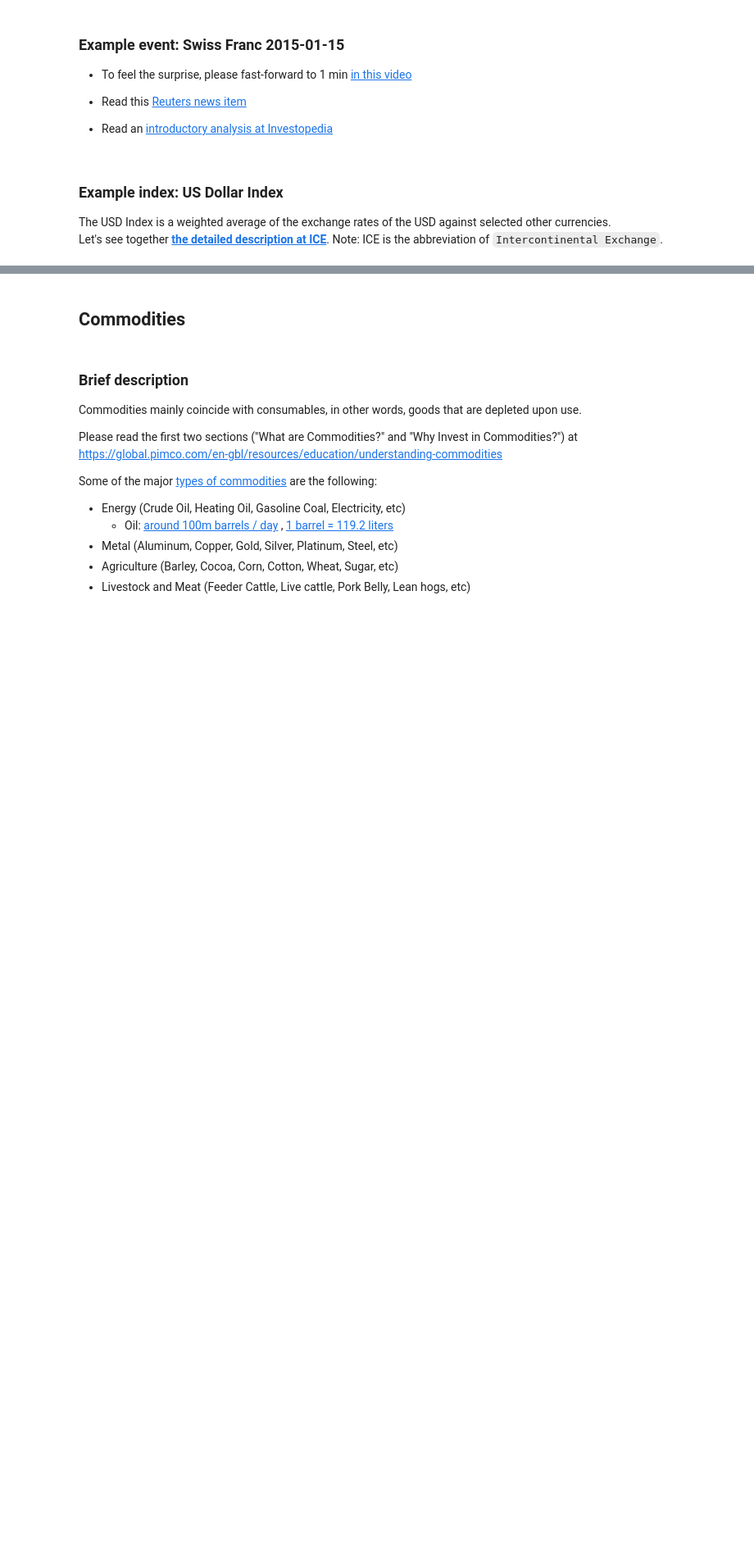
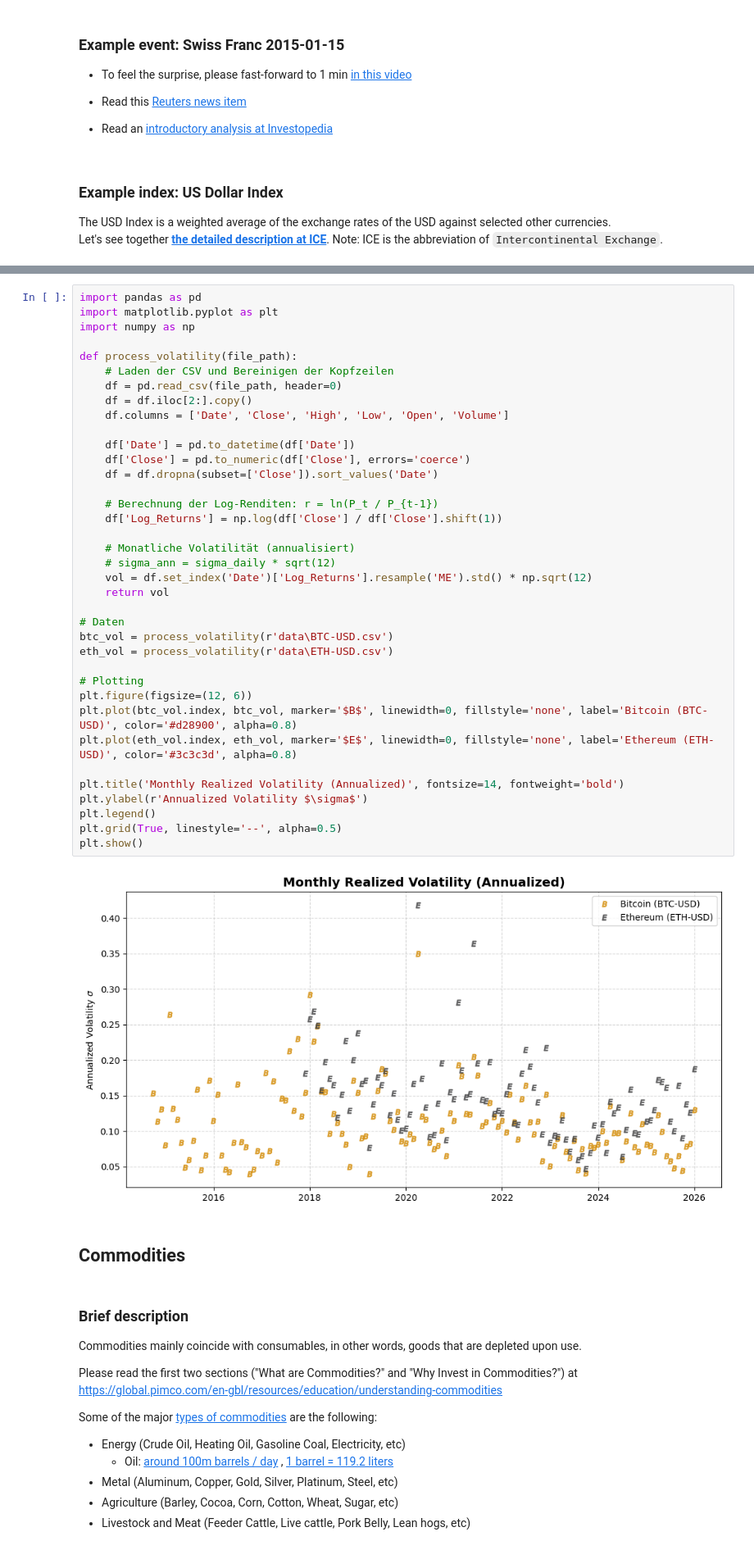
Before and after one commit to fij/btup, a Jupyter notebook: 04 Asset Classes.ipynb, the cells around one changed output, grey strips where cells are left out. Shown at 82% size. Saved outputs shown, nothing was run; the diff lists cells and outputs as text; blank space fills up the shorter version.

```diff
--- a/04 Asset Classes.ipynb
+++ b/04 Asset Classes.ipynb
@@ -415,3 +329,42 @@ plot_monthly_crypto_vols(fxm_orig=fxm, fx_pairs=FX_PAIRS, colors=COLORS, markers
+# %%
+import pandas as pd
+import matplotlib.pyplot as plt
+import numpy as np
+
+def process_volatility(file_path):
+    # Laden der CSV und Bereinigen der Kopfzeilen
+    df = pd.read_csv(file_path, header=0)
+    df = df.iloc[2:].copy()
+    df.columns = ['Date', 'Close', 'High', 'Low', 'Open', 'Volume']
+
+    df['Date'] = pd.to_datetime(df['Date'])
+    df['Close'] = pd.to_numeric(df['Close'], errors='coerce')
+    df = df.dropna(subset=['Close']).sort_values('Date')
+
+    # Berechnung der Log-Renditen: r = ln(P_t / P_{t-1})
+    df['Log_Returns'] = np.log(df['Close'] / df['Close'].shift(1))
+
+    # Monatliche Volatilität (annualisiert)
+    # sigma_ann = sigma_daily * sqrt(12)
+    vol = df.set_index('Date')['Log_Returns'].resample('ME').std() * np.sqrt(12)
+    return vol
+
+# Daten
+btc_vol = process_volatility(r'data\BTC-USD.csv')
+eth_vol = process_volatility(r'data\ETH-USD.csv')
+
+# Plotting
+plt.figure(figsize=(12, 6))
+plt.plot(btc_vol.index, btc_vol, marker='$B$', linewidth=0, fillstyle='none', label='Bitcoin (BTC-USD)', color='#d28900', alpha=0.8)
+plt.plot(eth_vol.index, eth_vol, marker='$E$', linewidth=0, fillstyle='none', label='Ethereum (ETH-USD)', color='#3c3c3d', alpha=0.8)
+
+plt.title('Monthly Realized Volatility (Annualized)', fontsize=14, fontweight='bold')
+plt.ylabel(r'Annualized Volatility $\sigma$')
+plt.legend()
+plt.grid(True, linestyle='--', alpha=0.5)
+plt.show()
+# %% [output]
+[figure, added]
 # %% [markdown]
 ## Commodities
 # %% [markdown]
```
Also changed, not shown: parts of 3 cells of this notebook.
